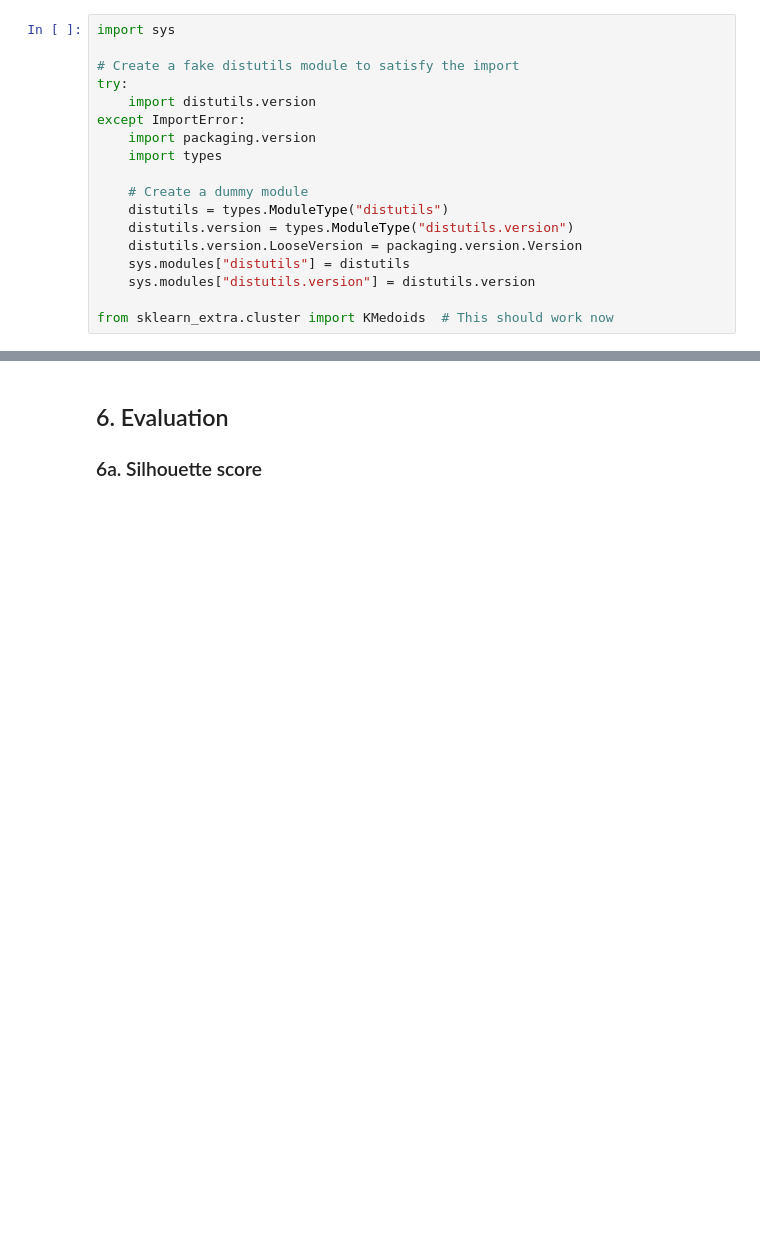
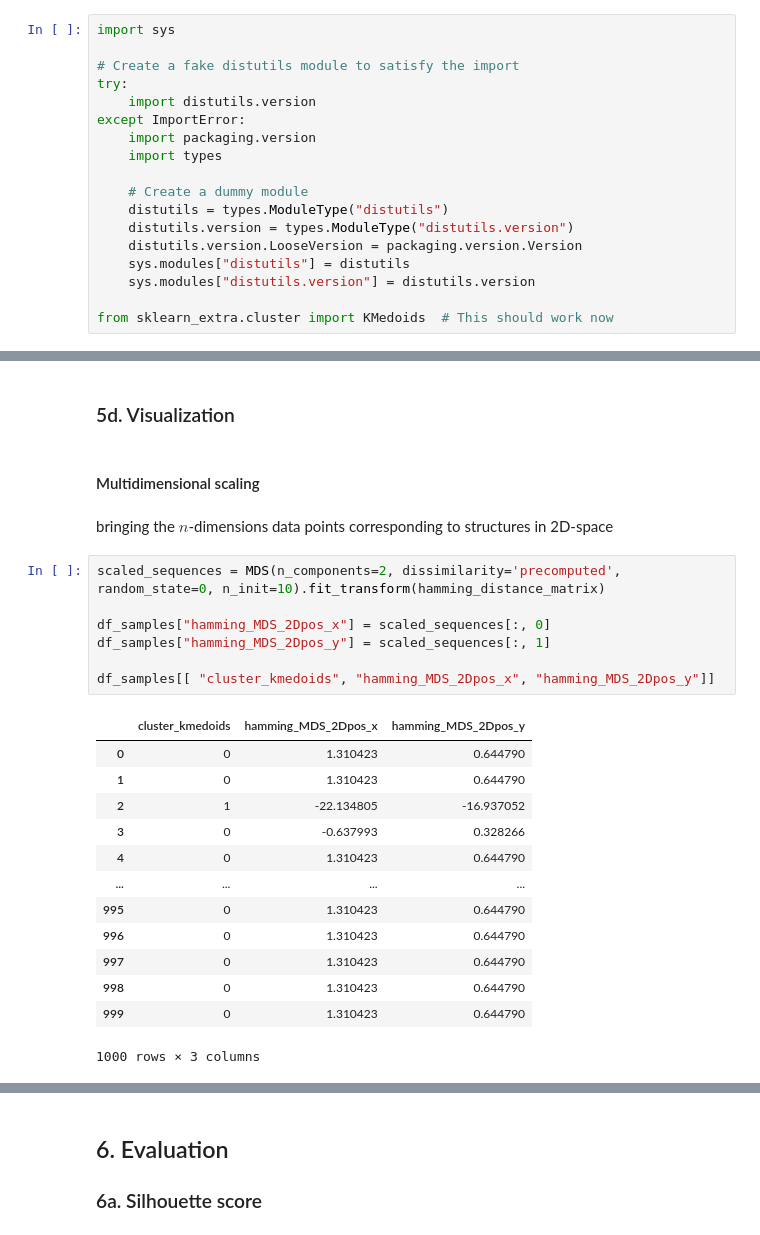
Before and after one commit to beline-y/Clustering-of-RNA-structures, a Jupyter notebook: clustering_rna_structures.ipynb, the cells around one changed output, grey strips where cells are left out. Saved outputs shown, nothing was run; the diff lists cells and outputs as text; blank space fills up the shorter version.

```diff
--- a/clustering_rna_structures.ipynb
+++ b/clustering_rna_structures.ipynb
@@ -541 +556,28 @@ Medoid Indices (The 'Centers'): [  0 242 187]
 Representative RNA for Cluster 0: ..(((((........)))))(((((((...)))))))...
+# %% [markdown]
+### 5d. Visualization
+# %% [markdown]
+#### Multidimensional scaling
+# %% [markdown]
+bringing the $n$-dimensions data points corresponding to structures in 2D-space
+# %%
+scaled_sequences = MDS(n_components=2, dissimilarity='precomputed', random_state=0, n_init=10).fit_transform(hamming_distance_matrix)
+
+df_samples["hamming_MDS_2Dpos_x"] = scaled_sequences[:, 0]
+df_samples["hamming_MDS_2Dpos_y"] = scaled_sequences[:, 1]
+
+df_samples[[ "cluster_kmedoids", "hamming_MDS_2Dpos_x", "hamming_MDS_2Dpos_y"]]
+# %% [output]
+|  | cluster_kmedoids | hamming_MDS_2Dpos_x | hamming_MDS_2Dpos_y |
+| 0 | 0 | 1.310423 | 0.644790 |
+| 1 | 0 | 1.310423 | 0.644790 |
+| 2 | 1 | -22.134805 | -16.937052 |
+| 3 | 0 | -0.637993 | 0.328266 |
+| 4 | 0 | 1.310423 | 0.644790 |
+| ... | ... | ... | ... |
+| 995 | 0 | 1.310423 | 0.644790 |
+| 996 | 0 | 1.310423 | 0.644790 |
+| 997 | 0 | 1.310423 | 0.644790 |
+| 998 | 0 | 1.310423 | 0.644790 |
+| 999 | 0 | 1.310423 | 0.644790 |
+1000 rows × 3 columns
```
Also changed, not shown: parts of 11 cells of this notebook.
